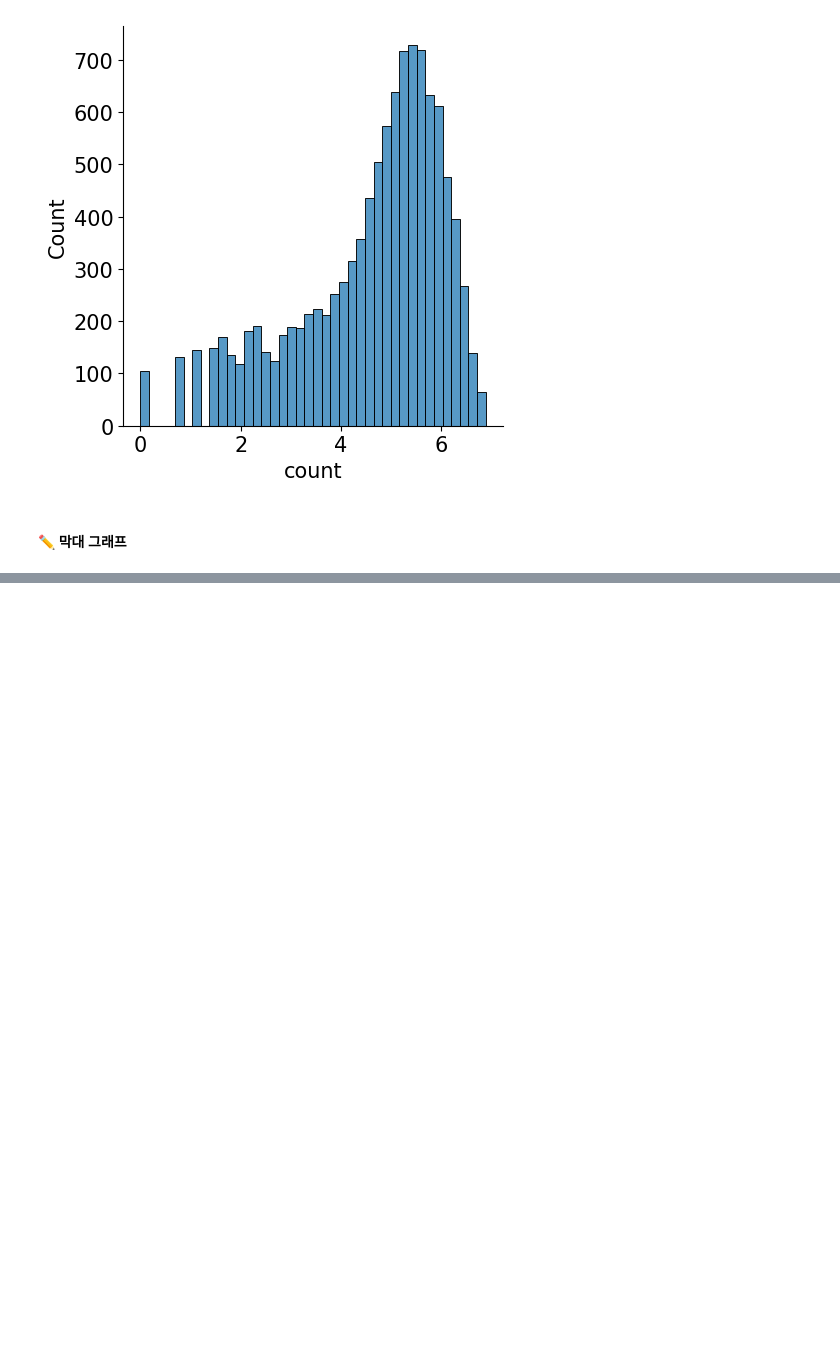
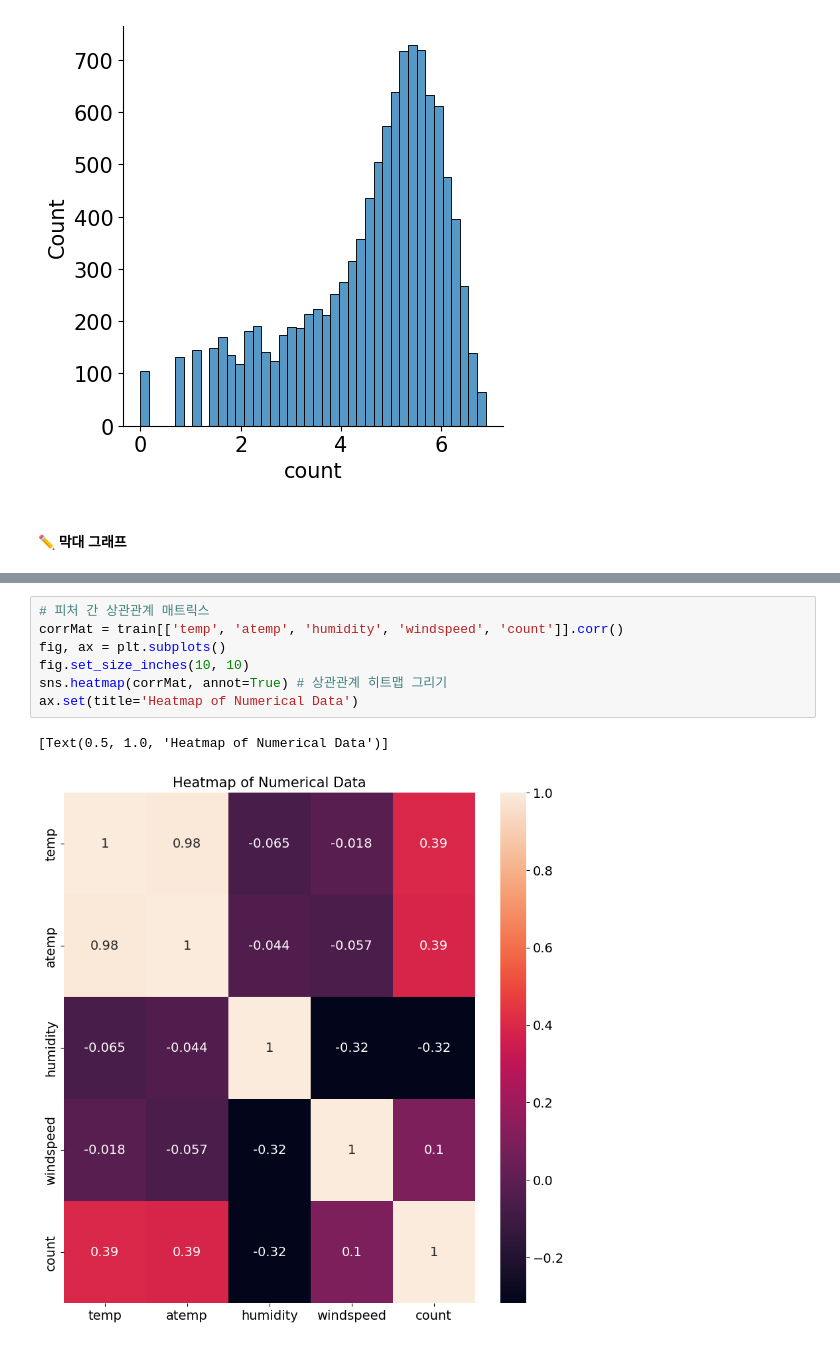
Before and after one commit to eunzzae/KaggleStudy_MustHave, a Jupyter notebook: Chap06_대회_자전거_대여_수요_예측.ipynb, the cells around one changed output, grey strips where cells are left out. Cells and saved outputs as stored; diff of their text form; blank space fills up the shorter version.

```diff
--- a/Chap06_대회_자전거_대여_수요_예측.ipynb
+++ b/Chap06_대회_자전거_대여_수요_예측.ipynb
@@ -295,0 +381,10 @@ axes[1,1].tick_params(axis='x', labelrotation=90)
+# %%
+# 피처 간 상관관계 매트릭스
+corrMat = train[['temp', 'atemp', 'humidity', 'windspeed', 'count']].corr()
+fig, ax = plt.subplots()
+fig.set_size_inches(10, 10)
+sns.heatmap(corrMat, annot=True) # 상관관계 히트맵 그리기
+ax.set(title='Heatmap of Numerical Data')
+# %% [output]
+[Text(0.5, 1.0, 'Heatmap of Numerical Data')]
+[figure, added]
```
Also changed, not shown: parts of 15 cells of this notebook.
